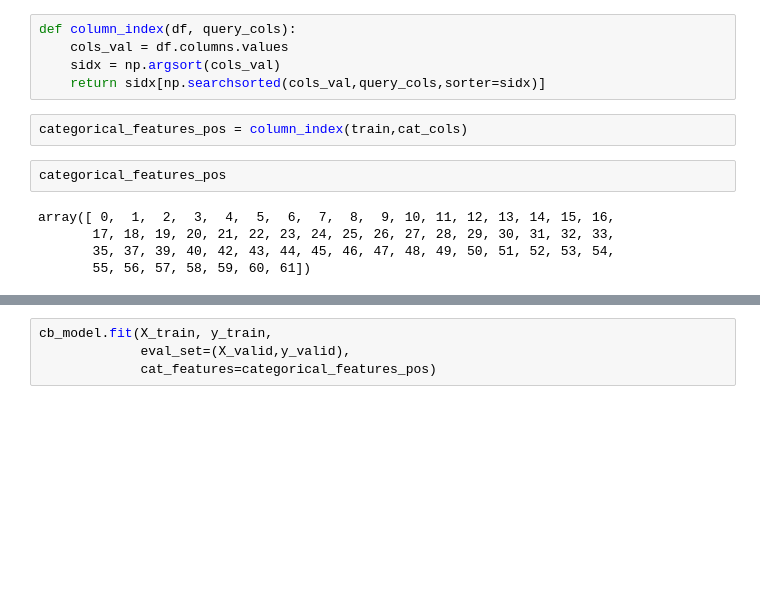
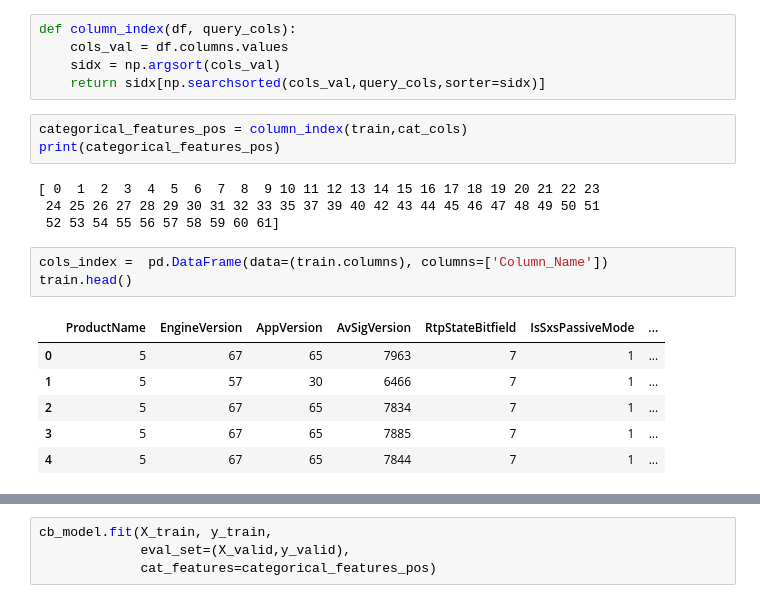
Before and after one commit to ViswanathRavindran/Kaggle-Microsoft, a Jupyter notebook: Model.ipynb, the cells around one changed output, grey strips where cells are left out. Cells and saved outputs as stored; diff of their text form; blank space fills up the shorter version.

```diff
--- a/Model.ipynb
+++ b/Model.ipynb
@@ -115,10 +116,18 @@ def column_index(df, query_cols):
     return sidx[np.searchsorted(cols_val,query_cols,sorter=sidx)]
 # %%
 categorical_features_pos = column_index(train,cat_cols)
+print(categorical_features_pos)
+# %% [output]
+[ 0  1  2  3  4  5  6  7  8  9 10 11 12 13 14 15 16 17 18 19 20 21 22 23
+ 24 25 26 27 28 29 30 31 32 33 35 37 39 40 42 43 44 45 46 47 48 49 50 51
+ 52 53 54 55 56 57 58 59 60 61]
-# %%
-categorical_features_pos
-# %% [output]
-array([ 0,  1,  2,  3,  4,  5,  6,  7,  8,  9, 10, 11, 12, 13, 14, 15, 16,
-       17, 18, 19, 20, 21, 22, 23, 24, 25, 26, 27, 28, 29, 30, 31, 32, 33,
-       35, 37, 39, 40, 42, 43, 44, 45, 46, 47, 48, 49, 50, 51, 52, 53, 54,
-       55, 56, 57, 58, 59, 60, 61])
+# %%
+cols_index =  pd.DataFrame(data=(train.columns), columns=['Column_Name'])
+train.head()
+# %% [output]
+|  | ProductName | EngineVersion | AppVersion | AvSigVersion | RtpStateBitfield | IsSxsPassiveMode | ... |
+| 0 | 5 | 67 | 65 | 7963 | 7 | 1 | ... |
+| 1 | 5 | 57 | 30 | 6466 | 7 | 1 | ... |
+| 2 | 5 | 67 | 65 | 7834 | 7 | 1 | ... |
+| 3 | 5 | 67 | 65 | 7885 | 7 | 1 | ... |
+| 4 | 5 | 67 | 65 | 7844 | 7 | 1 | ... |
```
Also changed, not shown: parts of 11 cells of this notebook.
